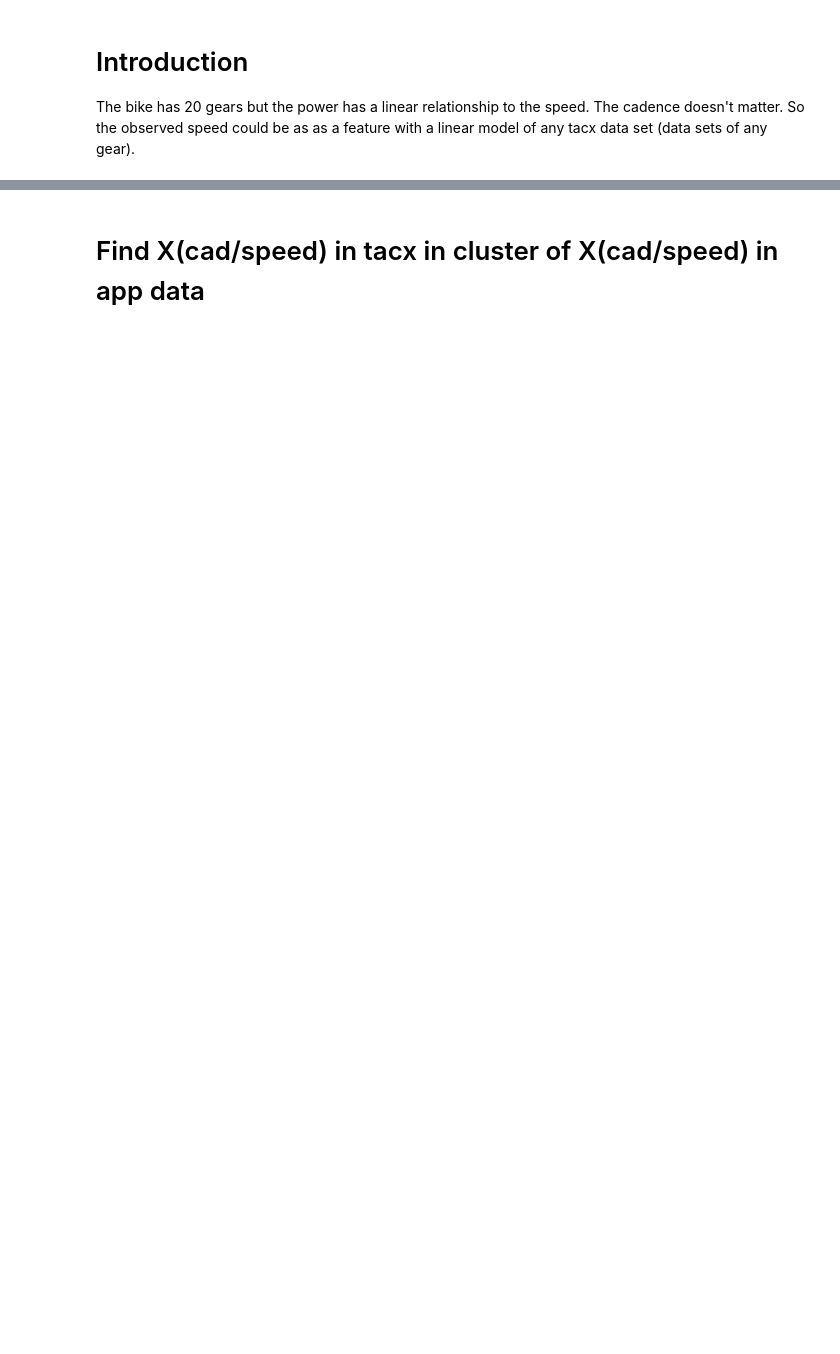
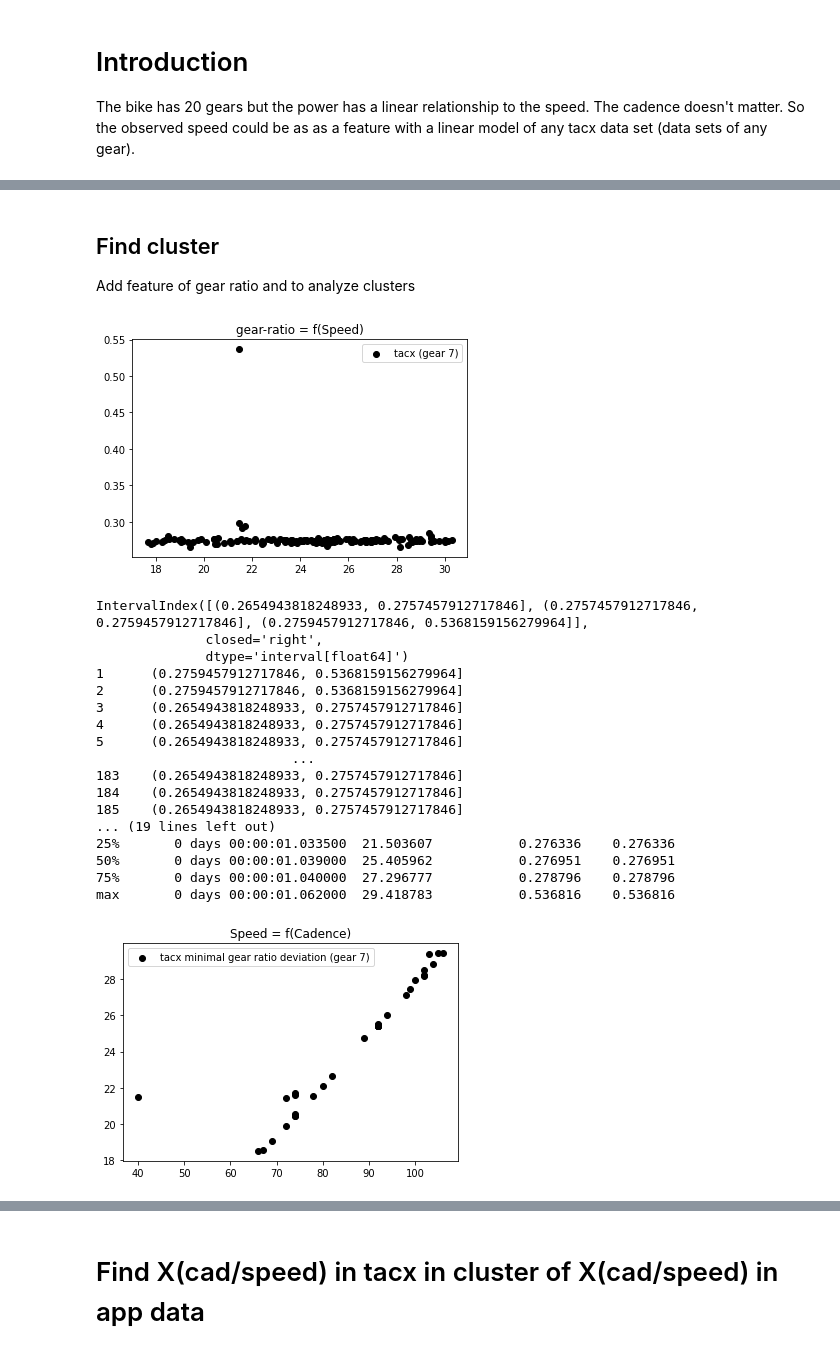
Before and after one commit to bruennijs/indoor-virtual-power-prediction, a Jupyter notebook: regression_by_speed.ipynb, the cells around one changed output, grey strips where cells are left out. Saved outputs shown, nothing was run; the diff lists cells and outputs as text; code cells hidden in the pictures; blank space fills up the shorter version.

Commit message:
Add regression by cadence

```diff
--- a/regression_by_speed.ipynb
+++ b/regression_by_speed.ipynb
@@ -28,3 +27,53 @@ tcx_tacx_gear20: Tcx = Tcx.read_tcx(file_path='test/tcx/tacx-activity_6225123072
 dts_gear7: TrainDataSet = TrainDataSet(tcx_app_gear7)
 dts_gear20: TrainDataSet = TrainDataSet(tcx_app_gear20)
 dts_tacx_gear7: TrainDataSet = TrainDataSet(tcx_tacx_gear7)
+# %% [markdown]
+## Find cluster
+Add feature of gear ratio and to analyze clusters
+# %%
+from pandas import DataFrame, Series
+import matplotlib.pyplot as plt
+
+from src.visu import plot2d
+from src.test_data import COLUMN_NAME_GEAR_RATIO
+
+df_gear7 = dts_tacx_gear7.get_dataframe()
+gear_ratio_: Series = df_gear7[COLUMN_NAME_GEAR_RATIO]
+
+plot2d(df_gear7[COLUMN_NAME_SPEED], gear_ratio_, legend_label='tacx (gear 7)')
+plt.show()
+
+# bin gear-ration categories: bin ration find ratio where most of the data points are in
+c_intervals: pd.IntervalIndex = pd.IntervalIndex.from_breaks([gear_ratio_.min(), gear_ratio_.mean() - 0.03, gear_ratio_.mean() + 0.03,gear_ratio_.max()])
+
+print (c_intervals)
+
+bins: Series = pd.cut(gear_ratio_, bins=c_intervals)
+
+print(bins)
+#print(bins.cat.categories)
+
+# get rows of caegory (gear_ratio_.mean() - 0.02, gear_ratio_.mean() + 0.02]
+df_gear_ratio_const = df_gear7[bins == c_intervals[2]]
+print(df_gear_ratio_const.describe())
+plot2d(df_gear_ratio_const[COLUMN_NAME_CADENCE], df_gear_ratio_const[COLUMN_NAME_SPEED], legend_label="tacx minimal gear ratio deviation (gear 7)")
+# %% [output]
+[figure, added]
+IntervalIndex([(0.2654943818248933, 0.2757457912717846], (0.2757457912717846, 0.2759457912717846], (0.2759457912717846, 0.5368159156279964]],
+              closed='right',
+              dtype='interval[float64]')
+1      (0.2759457912717846, 0.5368159156279964]
+2      (0.2759457912717846, 0.5368159156279964]
+3      (0.2654943818248933, 0.2757457912717846]
+4      (0.2654943818248933, 0.2757457912717846]
+5      (0.2654943818248933, 0.2757457912717846]
+                         ...
+183    (0.2654943818248933, 0.2757457912717846]
+184    (0.2654943818248933, 0.2757457912717846]
+185    (0.2654943818248933, 0.2757457912717846]
+... (19 lines left out)
+25%       0 days 00:00:01.033500  21.503607           0.276336    0.276336
+50%       0 days 00:00:01.039000  25.405962           0.276951    0.276951
+75%       0 days 00:00:01.040000  27.296777           0.278796    0.278796
+max       0 days 00:00:01.062000  29.418783           0.536816    0.536816
+[figure, added]
```
Also changed, not shown: parts of 9 cells of this notebook, 5 other files.
